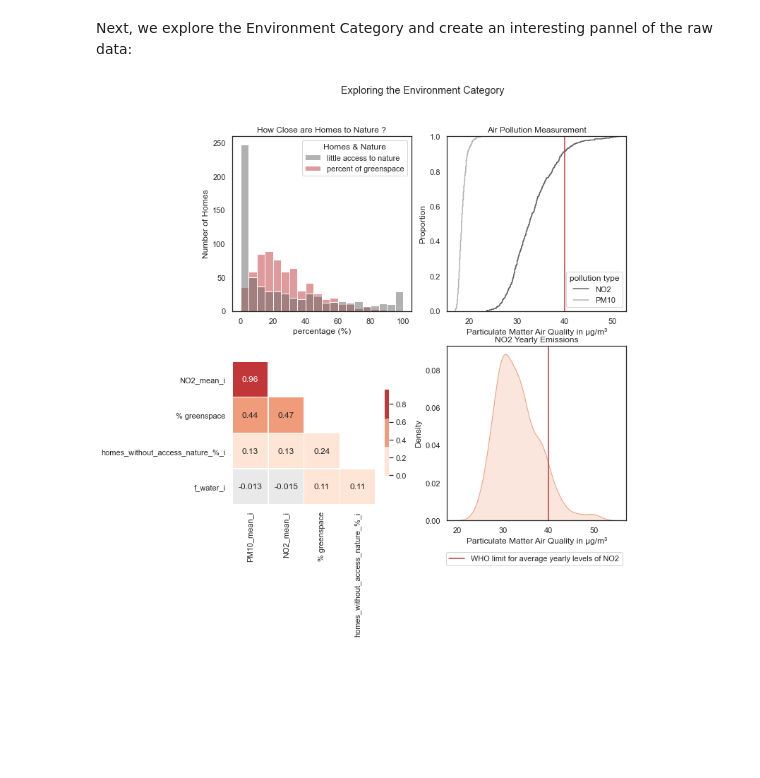
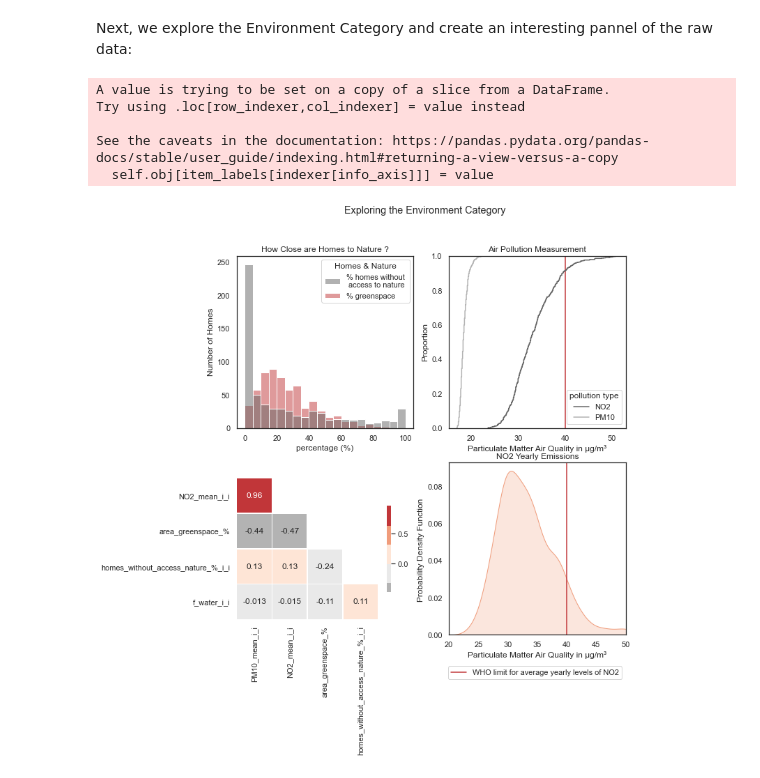
Before and after one commit to epfl-ada/ada-2020-project-milestone-p3-p3_datasurferz, a Jupyter notebook: p4.ipynb, the cells around one changed output. Drawn from its saved outputs; the diff is of its cells as text; code cells hidden in the pictures; blank space fills up the shorter version.

```diff
--- a/p4.ipynb
+++ b/p4.ipynb
@@ -1408,13 +1377,13 @@ fig, axes = plt.subplots(2,2, figsize=(10,10))
 fig.suptitle('Exploring the Environment Category')
 
 #First plot
-palette = {'little access to nature':colors_r[5],'percent of greenspace':colors_r[0]}
+palette = {'% homes without \n access to nature':colors_r[5],'% greenspace':colors_r[0]}
 
-env_copy.rename(columns={'homes_without_access_nature_%':'little access to nature',
-                         'area_greenspace_%':'percent of greenspace'},inplace=True)
+env_copy.rename(columns={'homes_without_access_nature_%':'% homes without \n access to nature',
+                         'area_greenspace_%':'% greenspace'},inplace=True)
 
 melted_env = pd.melt(env_copy, id_vars=['area_id'], var_name='Homes & Nature',
-                     value_vars=['little access to nature','percent of greenspace'])
+                     value_vars=['% homes without \n access to nature','% greenspace'])
 
 axes[0,0].set_title('How Close are Homes to Nature ?')
 sns.histplot(melted_env, x='value', hue='Homes & Nature', palette=palette, bins=20, ax=axes[0,0])
@@ -1430,37 +1399,45 @@ axes[0,1].set_title('Air Pollution Measurement')
 axes[0,1].axvline(40, color = colors_r[0], label='WHO limit for average yearly levels of pollution')
 sns.ecdfplot(data=melted_env, x='value', hue='pollution type', ax=axes[0,1],color=colors_r, legend=True)
 axes[0,1].set(xlabel='Particulate Matter Air Quality in \u03BCg/'+"m3".translate(SUP))
+plt.xlim(20, 50)
+
 
 #third plot
 axes[1,1].set_title('NO2 Yearly Emissions')
 sns.kdeplot(data=env_copy, x='NO2', fill=True, color=colors_r[1],ax = axes[1,1])
-axes[1,1].set(xlabel='Particulate Matter Air Quality in \u03BCg/'+"m3".translate(SUP))
+axes[1,1].set(xlabel='Particulate Matter Air Quality in \u03BCg/'+"m3".translate(SUP), ylabel = 'Probability Density Function ')
 axes[1,1].axvline(40, color = colors_r[0], label='WHO limit for average yearly levels of NO2')
 lgd = axes[1,1].legend(bbox_to_anchor=(1, -0.16))
+plt.xlim(20, 50)
 
 #fourth plot
 c =sns.color_palette('RdGy_r')
 df = meta_data_indicators['Environment']
-df.rename(columns={'NO2_mean':'NO2 emissions', 'PM10_mean':'PM10 emissions', 'area_greenspace_%':'% greenspace',
-                 'homes_without_access_nature_%': 'litte access to nature', 'f_water':'water bottles bought'},inplace=True)
+
 X = df.loc[:, df.columns != 'area_id']
 if 'Names' in X.columns:
     X = X.loc[:, X.columns != 'Names']
 n = round(X.shape[1]/1.3)
-correlations = X.corr()
-
+correlations = inverse(X, ['NO2_mean_i', 'PM10_mean_i','homes_without_access_nature_%_i', 'f_water_i']).corr()
+df.rename(columns={'NO2_mean_i_i':'NO2 emissions', 'PM10_mean_i_i':'PM10 emissions', 'area_greenspace_%':'% greenspace',
+                 'homes_without_access_nature_%_i_i': 'litte access to nature', 'f_water_i_i':'water bottles bought'},inplace=True)
 
 correlations = correlations.drop(correlations.index[0])
 correlations = correlations.drop(correlations.columns[correlations.shape[1]-1],axis = 1)
 
 mask = np.zeros_like(correlations, dtype=np.bool)
 mask[np.triu_indices_from(mask)] = True
 mask[np.diag_indices_from(mask)] = False
 #fig, ax = plt.subplots(figsize=(n,n))
 sns.heatmap(correlations,mask=mask, annot=True, cmap = c,
                 center = 0,square=True, linewidths=.5, cbar_kws={"shrink": .5}, ax= axes[1,0])
 
 plt.show()
 fig.savefig('output/exploring_env')
 # %% [output]
+A value is trying to be set on a copy of a slice from a DataFrame.
+Try using .loc[row_indexer,col_indexer] = value instead
+
+See the caveats in the documentation: https://pandas.pydata.org/pandas-docs/stable/user_guide/indexing.html#returning-a-view-versus-a-copy
+  self.obj[item_labels[indexer[info_axis]]] = value
-[figure, old version]
+[figure, new version]
```
Also changed, not shown: parts of 10 cells of this notebook, 8 other files.
